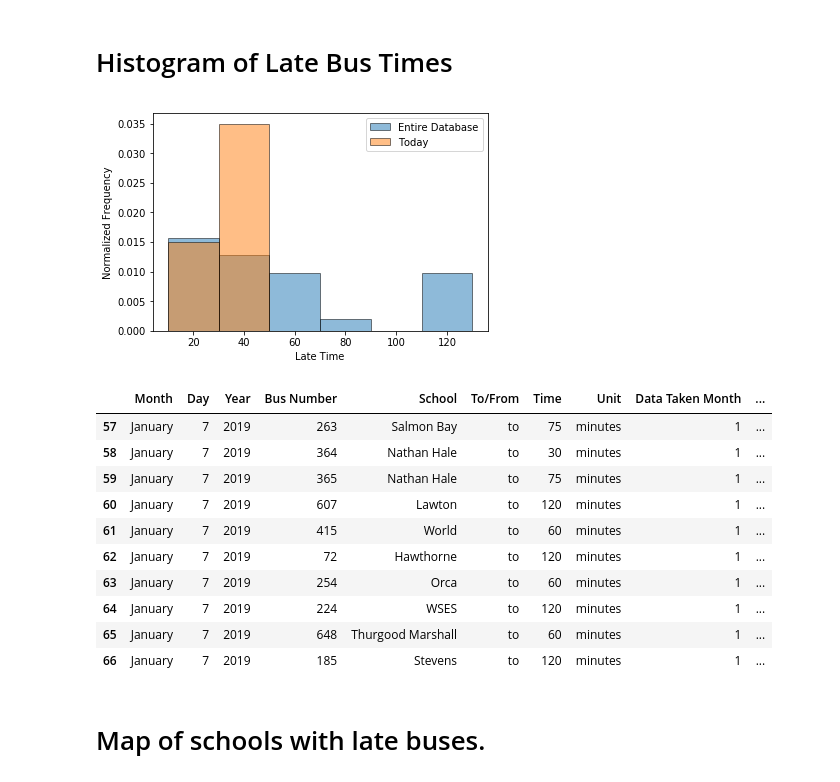
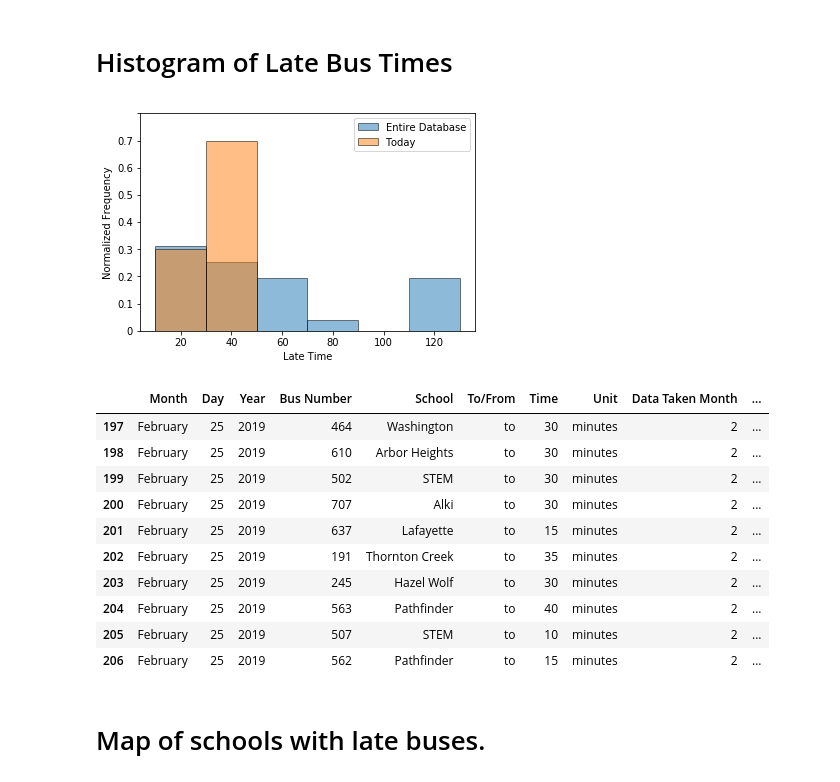
Before and after one commit to beccaelenzil/seattle-school-buses, a Jupyter notebook: late_bus_visualization.ipynb, the cells around one changed output. Cells and saved outputs as stored; diff of their text form; code cells hidden in the pictures.

Commit message:
histogram refined

```diff
--- a/late_bus_visualization.ipynb
+++ b/late_bus_visualization.ipynb
@@ -196,39 +196,42 @@ def get_important_df_fn(select_late_bus_fn, late_bus_df, school_df, to_from):
 # %%
 all_late_buses = entire_database_fn(late_bus_df, "to")
 todays_late_buses = today_late_buses_fn(late_bus_df, "to")
 
 #histogram
 binwidth = 20
 transparency = 0.5
 
 all_data = all_late_buses.get("Time")
 plt.hist(all_data, bins = np.arange(min(all_data), max(all_data) +binwidth, binwidth),
          alpha = transparency, density = 1, weights = weights_all, linewidth=1, edgecolor = 'k', label = 'Entire Database')
 
 today_data = todays_late_buses.get("Time")
 plt.hist(today_data, bins = np.arange(min(all_data), max(all_data) +binwidth, binwidth),
          alpha = transparency, density = 1, weights = weights_today, linewidth=1, edgecolor = 'k', label = 'Today',)
 
 plt.xlabel("Late Time")
+locs, labels = plt.yticks()
+# need to change these
+plt.yticks(locs, [0, 0.1, 0.2, 0.3, 0.4, 0.5, 0.6, 0.7])
 plt.ylabel("Normalized Frequency")
 plt.legend(loc='upper right')
 plt.show()
 
 #show first 10 rows of df
-all_late_buses[0:10]
+todays_late_buses[0:10]
 # %% [output]
-[figure, old version]
+[figure, new version]
 |  | Month | Day | Year | Bus Number | School | To/From | Time | Unit | Data Taken Month | ... |
-| 57 | January | 7 | 2019 | 263 | Salmon Bay | to | 75 | minutes | 1 | ... |
-| 58 | January | 7 | 2019 | 364 | Nathan Hale | to | 30 | minutes | 1 | ... |
-| 59 | January | 7 | 2019 | 365 | Nathan Hale | to | 75 | minutes | 1 | ... |
-| 60 | January | 7 | 2019 | 607 | Lawton | to | 120 | minutes | 1 | ... |
-| 61 | January | 7 | 2019 | 415 | World | to | 60 | minutes | 1 | ... |
-| 62 | January | 7 | 2019 | 72 | Hawthorne | to | 120 | minutes | 1 | ... |
-| 63 | January | 7 | 2019 | 254 | Orca | to | 60 | minutes | 1 | ... |
-| 64 | January | 7 | 2019 | 224 | WSES | to | 120 | minutes | 1 | ... |
-| 65 | January | 7 | 2019 | 648 | Thurgood Marshall | to | 60 | minutes | 1 | ... |
-| 66 | January | 7 | 2019 | 185 | Stevens | to | 120 | minutes | 1 | ... |
+| 197 | February | 25 | 2019 | 464 | Washington | to | 30 | minutes | 2 | ... |
+| 198 | February | 25 | 2019 | 610 | Arbor Heights | to | 30 | minutes | 2 | ... |
+| 199 | February | 25 | 2019 | 502 | STEM | to | 30 | minutes | 2 | ... |
+| 200 | February | 25 | 2019 | 707 | Alki | to | 30 | minutes | 2 | ... |
+| 201 | February | 25 | 2019 | 637 | Lafayette | to | 15 | minutes | 2 | ... |
+| 202 | February | 25 | 2019 | 191 | Thornton Creek | to | 35 | minutes | 2 | ... |
+| 203 | February | 25 | 2019 | 245 | Hazel Wolf | to | 30 | minutes | 2 | ... |
+| 204 | February | 25 | 2019 | 563 | Pathfinder | to | 40 | minutes | 2 | ... |
+| 205 | February | 25 | 2019 | 507 | STEM | to | 10 | minutes | 2 | ... |
+| 206 | February | 25 | 2019 | 562 | Pathfinder | to | 15 | minutes | 2 | ... |
 # %% [markdown]
 # Map of schools with late buses.
 # %%
```
Also changed, not shown: parts of 1 cell of this notebook.
